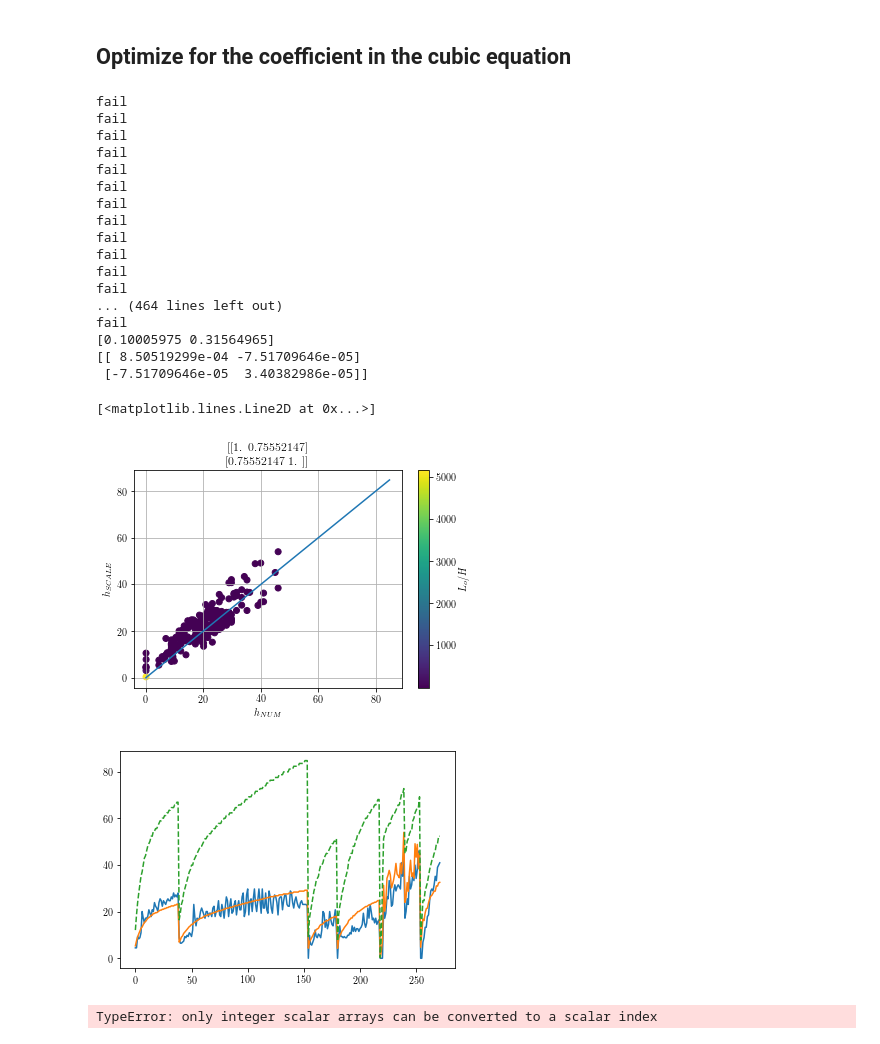
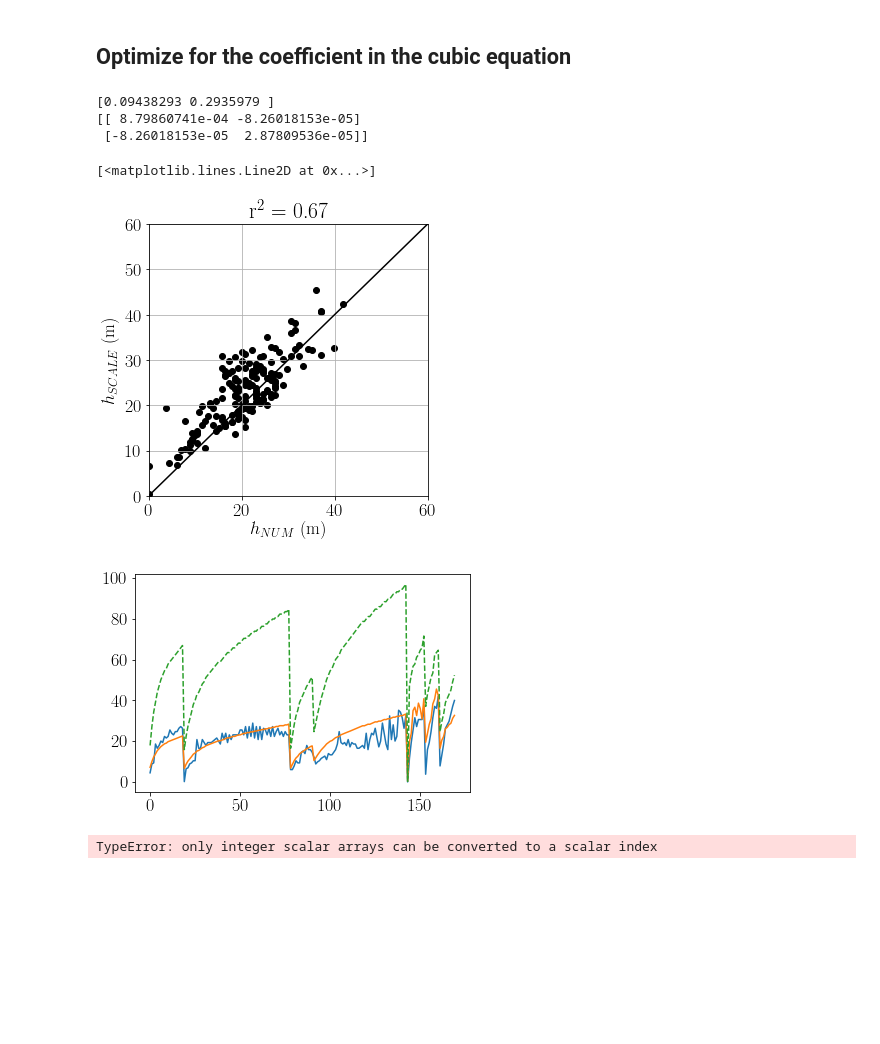
Before and after one commit to wenegrat/SI_ON_A_SLOPE, a Jupyter notebook: FitConvCoeff.ipynb, the cells around one changed output. Cells and saved outputs as stored; diff of their text form; code cells hidden in the pictures; blank space fills up the shorter version.

```diff
--- a/FitConvCoeff.ipynb
+++ b/FitConvCoeff.ipynb
@@ -104,7 +104,7 @@ for filename in files:
     print('Calculations Complete')
 
     nt = time.size
-    avgt = 18*1
+    avgt = 18*2
     for i in range(1, nt-avgt+1, avgt):
         ti = range(i, i+avgt)
         #Average the vert buoyancy flux (molec turns on subgrid terms)
@@ -385,7 +385,7 @@ def fithT(ent, H, S2,ustar):
 ## Optimize for the coefficient in the cubic equation
 # %%
 # Optimize for H
-mask = np.logical_and(MOdepth/(Htotal) < 1000, ydata>5e-3)
+mask = np.logical_and(MOdepth/(Htotal) < 100000, ydata>1e-3)
 en = enttotal
 Hop = Htotal
 fact = np.array(MOdepth/Htotal)
@@ -399,50 +399,44 @@ popt, pcov = optimize.curve_fit(fithT(en[mask], Hop[mask], S2a[mask], ustartotal
 print(popt)
 print(pcov)
 # %% [output]
-fail
-fail
-fail
-fail
-fail
-fail
-fail
-fail
-fail
-fail
-fail
-fail
-... (464 lines left out)
-fail
-[0.10005975 0.31564965]
-[[ 8.50519299e-04 -7.51709646e-05]
- [-7.51709646e-05  3.40382986e-05]]
+[0.09438293 0.2935979 ]
+[[ 8.79860741e-04 -8.26018153e-05]
+ [-8.26018153e-05  2.87809536e-05]]
 # %%
-mask =  np.logical_and(MOdepth/(Htotal) < 100000, ydata>1e-3)
+mask =  np.logical_and(MOdepth/(Htotal) < 100000, ydata>2e-3)
 Hop = Htotal
 en = enttotal
 fact = np.array(MOdepth/Htotal)
 
+plt.rcParams['text.usetex'] = True
+plt.rcParams.update({'font.size': 18})
+plt.rcParams['mathtext.fontset'] = 'stix'
+plt.rcParams['font.family'] = 'STIXGeneral'
+
 #print(np.corrcoef(np.array(hntotal), y = fitn(en, Htotal)(np.array(factor), popt[0]))**2)
 # plt.scatter(np.array(hntotal)/np.array(Htotal), fitH(np.array(factor), poptl[0]))
-fitt = fithT(en, Hop, S2a, ustartotal)(fact, 0.09, 0.34)/Hop
-plt.scatter(np.array(ydata)[mask]*Hop[mask], fitt[mask]*Hop[mask], c=(MOdepth/Htotal)[mask])
+fitt = fithT(en, Hop, S2a, ustartotal)(fact, 0.1, 0.33)/Hop
+plt.figure(figsize=(5,5))
+plt.scatter(np.array(ydata)[mask]*Hop[mask], fitt[mask]*Hop[mask], color='k')
 corr = np.corrcoef(np.array(ydata*Hop)[mask], np.array(fitt*Hop)[mask])
-plt.title(corr**2)
-cb = plt.colorbar()
-cb.set_label('$L_o/H$')
-plt.plot([0, np.max(Hop)], [0, np.max(Hop)])
-plt.xlabel('$h_{NUM}$')
-plt.ylabel('$h_{SCALE}$')
+plt.title(f'r$^2$ = {corr[1,0]**2:.2}')
+plt.plot([0, np.max(Hop)], [0, np.max(Hop)], color='k')
+plt.ylim(0, 60); plt.xlim(0, 60)
+plt.xlabel('$h_{NUM}$ (m)')
+plt.ylabel('$h_{SCALE}$ (m)')
 plt.grid()
+
+#plt.savefig('./MSFigs/ConvTheory.pdf', bbox_inches='tight')
+
 plt.figure()
 plt.plot((ydata*Hop)[mask])
 plt.plot((fitt*Hop)[mask])
 #plt.plot((1-popt[1]/popt[0])*Hop[mask])
 plt.plot(Hop[mask], linestyle='--')
 # %% [output]
 [<matplotlib.lines.Line2D at 0x...>]
-[figure, old version]
+[figure, new version]
-[figure, old version]
+[figure, new version]
 # %%
 mask = np.logical_and(MOdepth/Htotal<1, ydata>5e-3)
 plt.scatter( np.array((ydata)[mask]),()[mask], c=np.array(MOdepth)[mask])
```
Also changed, not shown: 3 other files.
